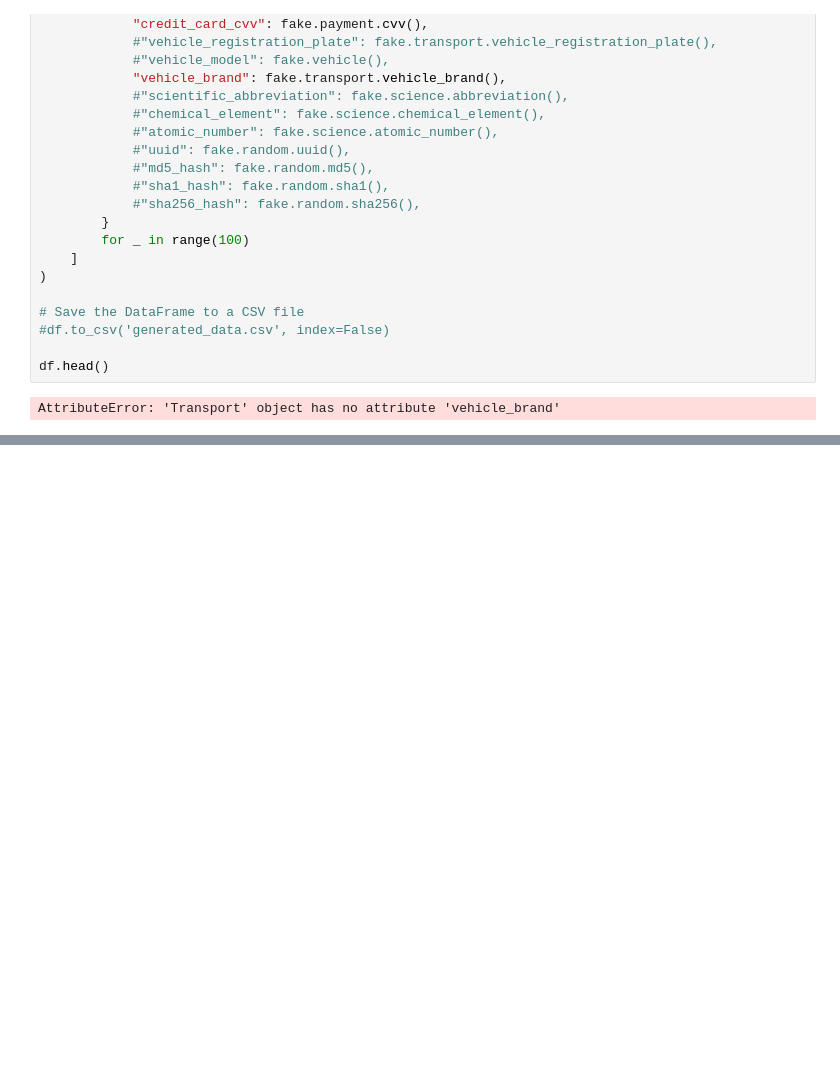
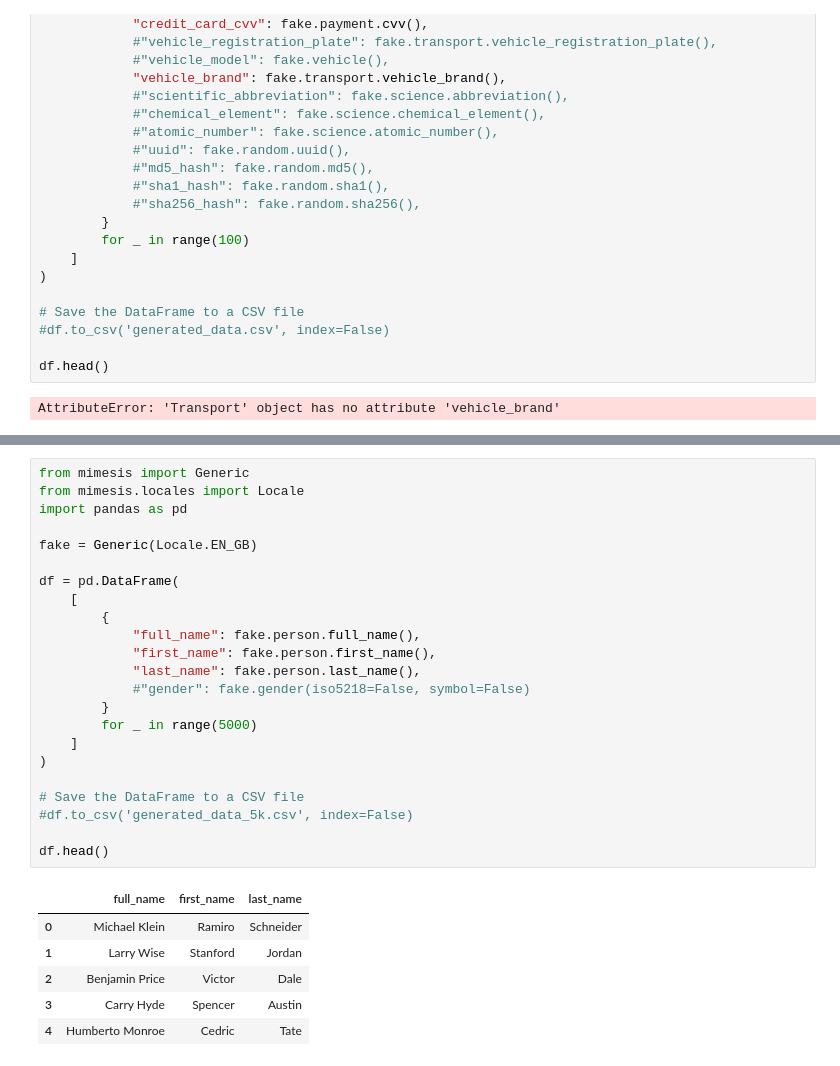
Before and after one commit to abhdhar-1618/Python, a Jupyter notebook: Own/Synthetic data generation.ipynb, the cells around one changed output, grey strips where cells are left out. Saved outputs shown, nothing was run; the diff lists cells and outputs as text; blank space fills up the shorter version.

Commit message:
Synthetic data generation python file updated [WIP]

```diff
--- a/Own/Synthetic data generation.ipynb
+++ b/Own/Synthetic data generation.ipynb
@@ -237,0 +256,30 @@ AttributeError: 'Transport' object has no attribute 'vehicle_brand'
+# %%
+from mimesis import Generic
+from mimesis.locales import Locale
+import pandas as pd
+
+fake = Generic(Locale.EN_GB)
+
+df = pd.DataFrame(
+    [
+        {
+            "full_name": fake.person.full_name(),
+            "first_name": fake.person.first_name(),
+            "last_name": fake.person.last_name(),
+            #"gender": fake.gender(iso5218=False, symbol=False)
+        }
+        for _ in range(5000)
+    ]
+)
+
+# Save the DataFrame to a CSV file
+#df.to_csv('generated_data_5k.csv', index=False)
+
+df.head()
+# %% [output]
+|  | full_name | first_name | last_name |
+| 0 | Michael Klein | Ramiro | Schneider |
+| 1 | Larry Wise | Stanford | Jordan |
+| 2 | Benjamin Price | Victor | Dale |
+| 3 | Carry Hyde | Spencer | Austin |
+| 4 | Humberto Monroe | Cedric | Tate |
```
Also changed, not shown: parts of 3 cells of this notebook, 1 other file.
